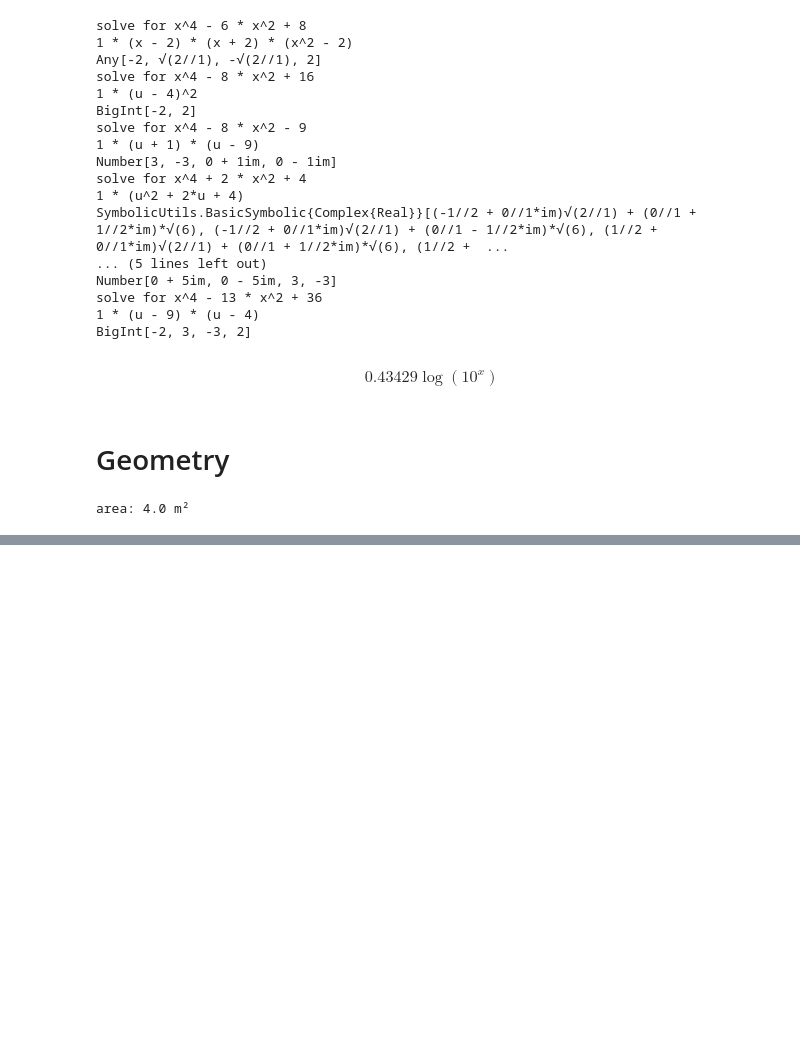
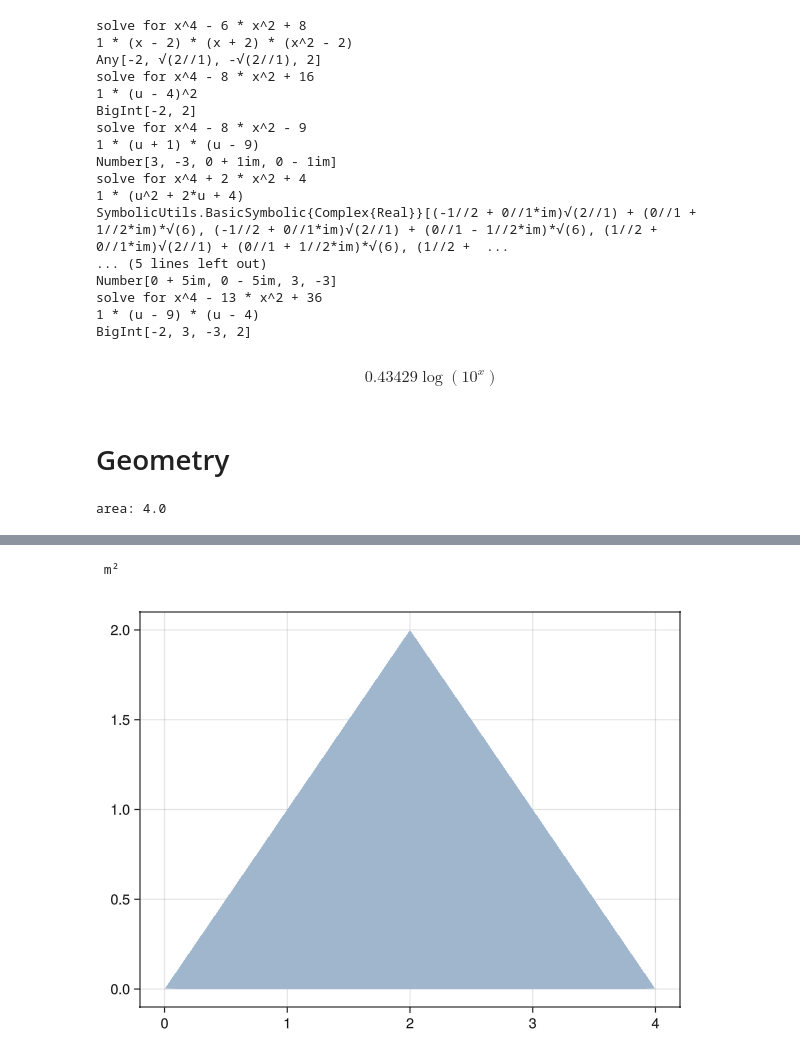
Before and after one commit to FourMInfo/Math_Foundations, a Jupyter notebook: notebooks/Basics.ipynb, the cells around one changed output, grey strips where cells are left out. Drawn from its saved outputs; the diff is of its cells as text; code cells hidden in the pictures; blank space fills up the shorter version.

Commit message:
triangle area Heron formula

```diff
--- a/notebooks/Basics.ipynb
+++ b/notebooks/Basics.ipynb
@@ -460,12 +472,12 @@ $$ \begin{equation}
 # %%
 using Meshes
 using Makie
-using WGLMakie, Bonito
+using GLMakie, Bonito
 Page()
-WGLMakie.activate!()
+GLMakie.activate!()
 Makie.inline!(true)
 t = Triangle((0.0, 0.0), (4.0, 0.0), (2.0, 2.0))
 println("area: ",area(t))
 viz(t)
 # %% [output]
-area: 4.0 m²
+area: 4.0
@@ -473,2 +486,4 @@ area: 4.0 m²
+ m²
+[figure, added]
 # %%
 t = Triangle((0.0, 0.0), (4.0, 0.0), (0.0, 2.0))
```
Also changed, not shown: parts of 9 cells of this notebook, 1 other file.
